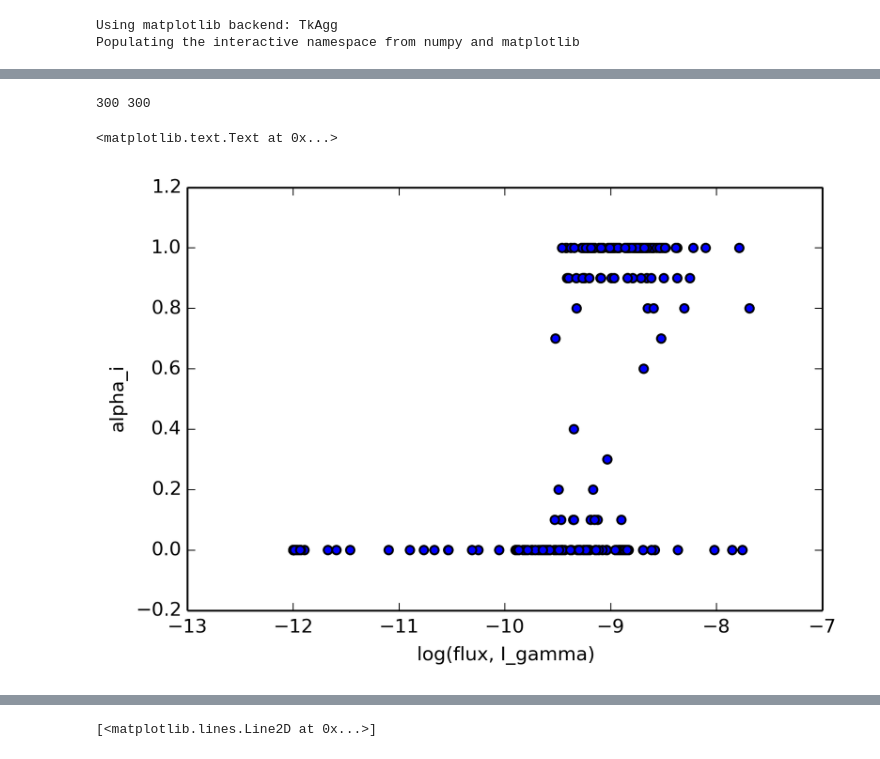
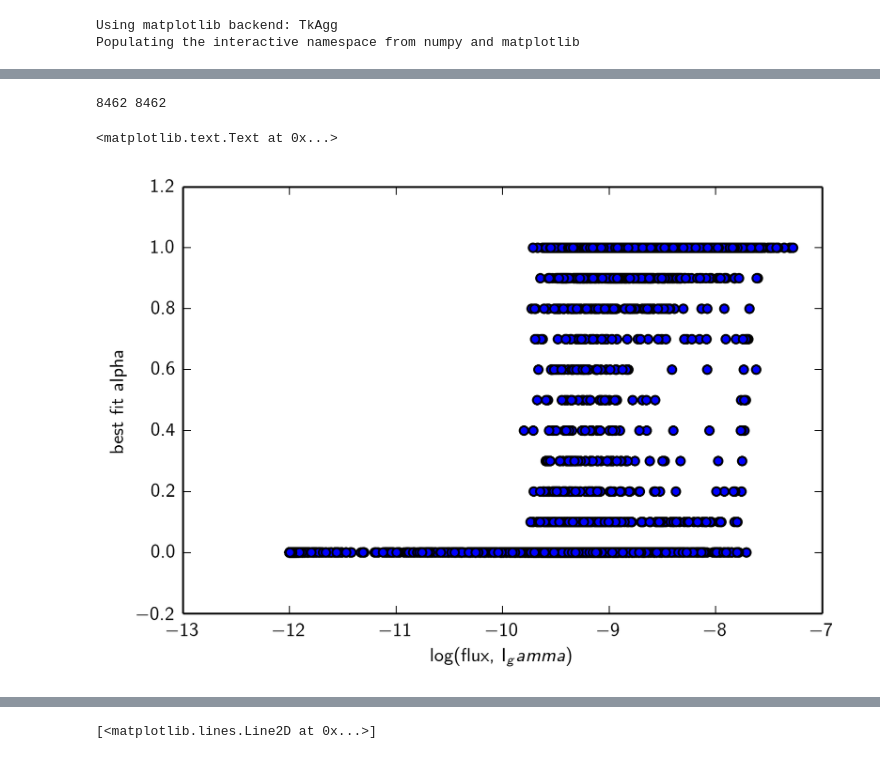
Before and after one commit to 221B-Haibara/IceCube_AstroNumy, a Jupyter notebook: Notebooks/GetGammaFluxProbability.ipynb, the cells around one changed output, grey strips where cells are left out. Drawn from its saved outputs; the diff is of its cells as text; code cells hidden in the pictures.

```diff
--- a/Notebooks/GetGammaFluxProbability.ipynb
+++ b/Notebooks/GetGammaFluxProbability.ipynb
@@ -123,12 +229,12 @@ plt.scatter(np.log10(I_gamma), ts, c=alpha_0)
 # %%
 print len(I_gamma), len(alpha_0)
 plt.scatter(np.log10(I_gamma), alpha_0)
 plt.xlabel("log(flux, I_gamma)")
-plt.ylabel("alpha_i")
+plt.ylabel("best fit alpha")
 # %% [output]
-300 300
+8462 8462
 <matplotlib.text.Text at 0x...>
-[figure, old version]
+[figure, new version]
 # %%
 temp_0bin = []
 for i in np.arange(int(len(ts)/0.04359*0.95526)):
```
Also changed, not shown: parts of 51 cells of this notebook.
